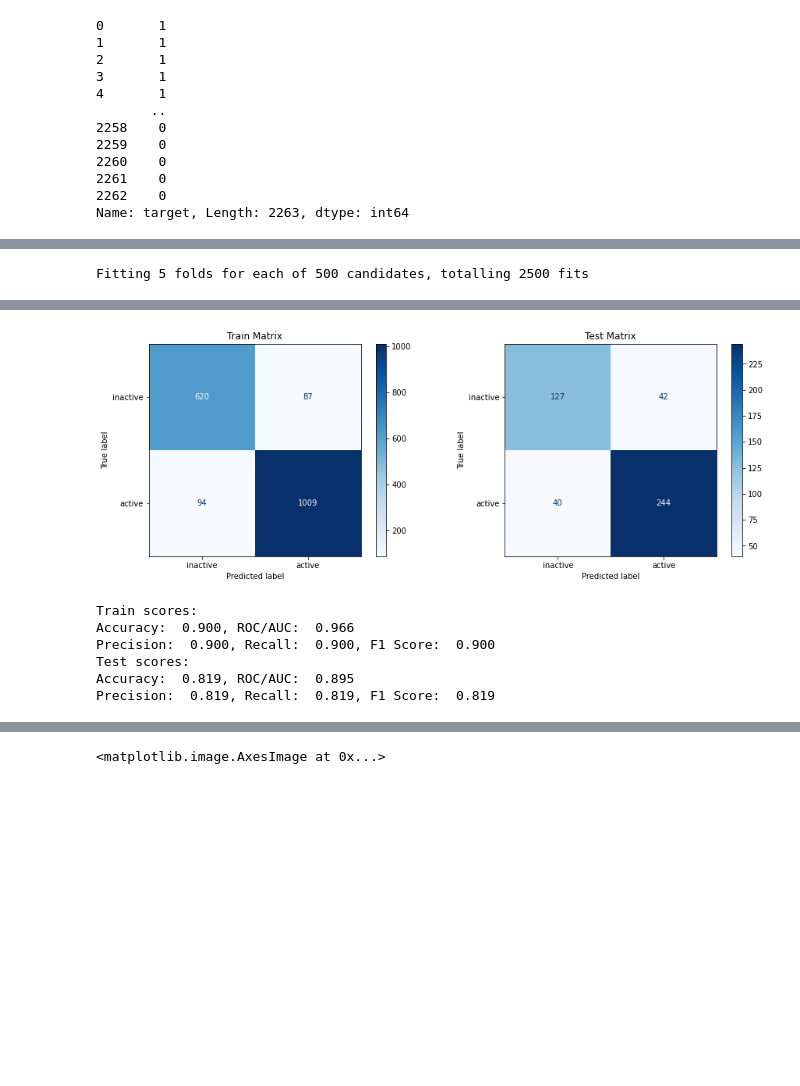
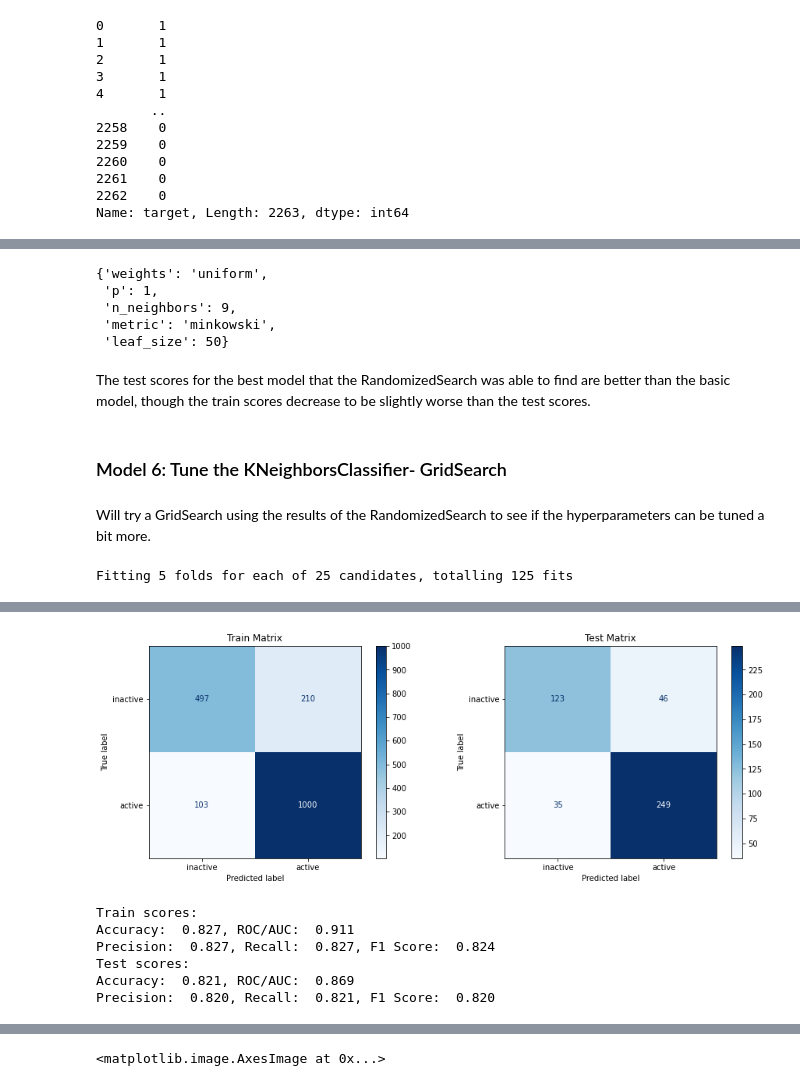
Before and after one commit to clreiner/MMP9DrugDiscovery, a Jupyter notebook: Drug_discovery.ipynb, the cells around one changed output, grey strips where cells are left out. Saved outputs shown, nothing was run; the diff lists cells and outputs as text; code cells hidden in the pictures; blank space fills up the shorter version.

```diff
--- a/Drug_discovery.ipynb
+++ b/Drug_discovery.ipynb
@@ -970,0 +878,19 @@ rfc.get_params()
+# %%
+# Use RandomizedSearch to test a variety of hyperparameters
+# Use the transformed_train dataset to train the model
+
+# Assign hyperparameters to test
+C = [0.1, 1, 10, 100]
+kernel = ['poly', 'rbf', 'sigmoid']
+gamma = ['scale', 'auto']
+degree = list(range(1, 6))
+
+# Create parameter grid
+params = [{'C': C, 'kernel': kernel,
+           'gamma': gamma, 'degree': degree}]
+
+# Instantiate model, run and fit RandomizedSearch, then evaluate the best model
+svc_5 = SVC(class_weight='balanced', random_state=6)
+rs_svc_5 = RandomizedSearchCV(svc_5, params, scoring='precision_weighted', cv=5, verbose=1, random_state=6)
+rs_svc_5.fit(transformed_train, y_train)
+ut.evaluate(rs_svc_5.best_estimator_, transformed_train, transformed_test, y_train, y_test)
@@ -1010,22 +971,36 @@ rs_rfc_2.best_params_
+# %%
+rs_knc_2.best_params_
+# %% [output]
+{'weights': 'uniform',
+ 'p': 1,
+ 'n_neighbors': 9,
+ 'metric': 'minkowski',
+ 'leaf_size': 50}
+# %% [markdown]
+The test scores for the best model that the RandomizedSearch was able to find are better than the basic model, though the train scores decrease to be slightly worse than the test scores.
+# %% [markdown]
+### Model 6: Tune the KNeighborsClassifier- GridSearch
+# %% [markdown]
+Will try a GridSearch using the results of the RandomizedSearch to see if the hyperparameters can be tuned a bit more.
 # %%
-criterion = ['gini']
-max_depth = [8, 10, 11, 12, 14]
+# Use GridSearch to test a variety of hyperparameters
 
-min_samples_leaf = [1, 2, 3, 4]
-min_samples_split = [4, 5, 6, 7, 8]
-n_estimators = [60, 70, 75, 80, 90]
+# Assign hyperparameters to test
+metric = ['minkowski']
+n_neighbors = [7, 8, 9, 10, 11]
+leaf_size = [46, 48, 50, 52, 54]
+p = [1]
+weights = ['uniform']
 
+# Create parameter grid
+params = [{'metric': metric, 'n_neighbors': n_neighbors,
+           'leaf_size': leaf_size, 'p': p, 'weights': weights}]
 
-
-
-params = [{'criterion': criterion, 'max_depth': max_depth,
-           'min_samples_leaf': min_samples_leaf, 'min_samples_split': min_samples_split,
-           'n_estimators': n_estimators}]
-
-rfc_3 = RandomForestClassifier(class_weight='balanced', random_state=6)
-gs_rfc_3 = GridSearchCV(rfc_3, params, scoring='precision_weighted', cv=5, verbose=1)
-gs_rfc_3.fit(X_train, y_train)
-evaluate(gs_rfc_3.best_estimator_, X_train, X_test, y_train, y_test, 'no')
+# Instantiate model, run and fit GridSearch, then evaluate the best model
+knc_3 = KNeighborsClassifier()
+gs_knc_3 = GridSearchCV(knc_3, params, scoring='precision_weighted', cv=5, verbose=1)
+gs_knc_3.fit(X_train, y_train)
+ut.evaluate(gs_knc_3.best_estimator_, X_train, X_test, y_train, y_test, 'no')
 # %% [output]
-Fitting 5 folds for each of 500 candidates, totalling 2500 fits
+Fitting 5 folds for each of 25 candidates, totalling 125 fits
 [Parallel(n_jobs=1)]: Using backend SequentialBackend with 1 concurrent workers.
@@ -1033,7 +1008,7 @@ Fitting 5 folds for each of 500 candidates, totalling 2500 fits
-[figure, old version]
+[figure, new version]
 Train scores:
-Accuracy:  0.900, ROC/AUC:  0.966
-Precision:  0.900, Recall:  0.900, F1 Score:  0.900
+Accuracy:  0.827, ROC/AUC:  0.911
+Precision:  0.827, Recall:  0.827, F1 Score:  0.824
 Test scores:
-Accuracy:  0.819, ROC/AUC:  0.895
-Precision:  0.819, Recall:  0.819, F1 Score:  0.819
+Accuracy:  0.821, ROC/AUC:  0.869
+Precision:  0.820, Recall:  0.821, F1 Score:  0.820
```
Also changed, not shown: parts of 138 cells of this notebook, 6 other files.
